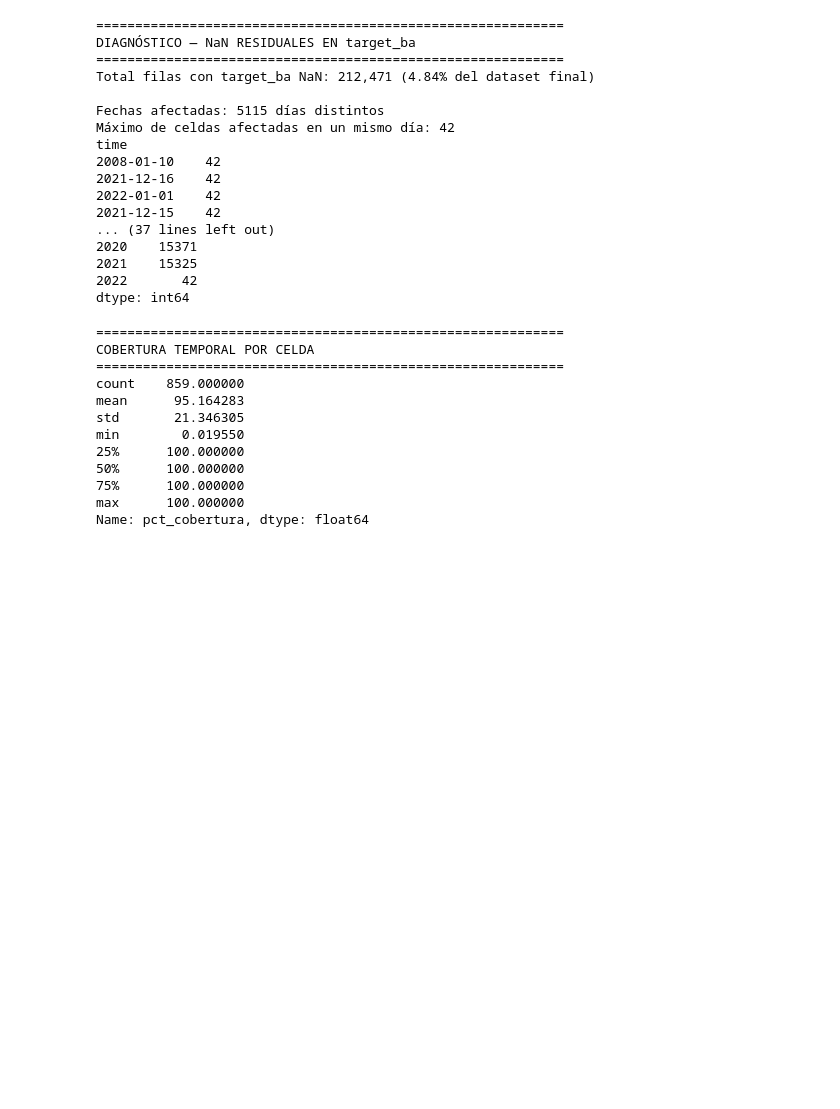
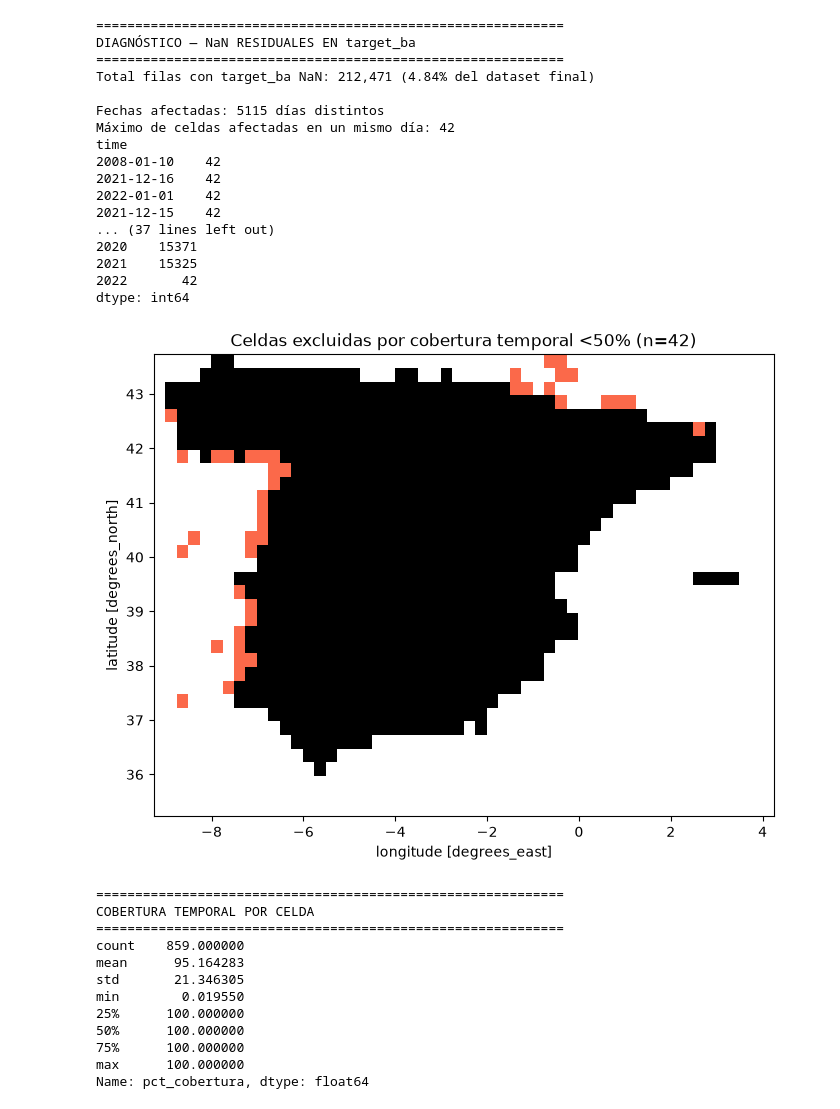
Before and after one commit to TheWhiteSavage/TrabajoFinMaster, a Jupyter notebook: 03_Master Dataset.ipynb, the cells around one changed output. Cells and saved outputs as stored; diff of their text form; code cells hidden in the pictures; blank space fills up the shorter version.

```diff
--- a/03_Master Dataset.ipynb
+++ b/03_Master Dataset.ipynb
@@ -820,6 +781,24 @@ time
 2021    15325
 2022       42
 dtype: int64
+# %%
+# Mapa de las 42 celdas excluidas por baja cobertura temporal
+fig, ax = plt.subplots(figsize=(8, 6))
+
+dominio_final.plot(ax=ax, cmap="Greys", add_colorbar=False)
+
+celdas_pobres_da = xr.DataArray(
+    np.zeros(dominio_final.shape, dtype=bool),
+    coords=dominio_final.coords, dims=dominio_final.dims
+)
+for lat_c, lon_c in celdas_pobres[["latitude","longitude"]].values:
+    celdas_pobres_da.loc[dict(latitude=lat_c, longitude=lon_c)] = True
+
+celdas_pobres_da.where(celdas_pobres_da).plot(ax=ax, cmap="Reds", add_colorbar=False)
+ax.set_title(f"Celdas excluidas por cobertura temporal <50% (n={len(celdas_pobres)})")
+plt.savefig(FIGURES / "diagnostico_cobertura_temporal.png", dpi=300)
+# %% [output]
+[figure, added]
 # %%
 # ============================================================
 # DIAGNÓSTICO — CARACTERIZACIÓN COMPLETA DE LAS 42 CELDAS
```
Also changed, not shown: parts of 19 cells of this notebook, 3 other files.
